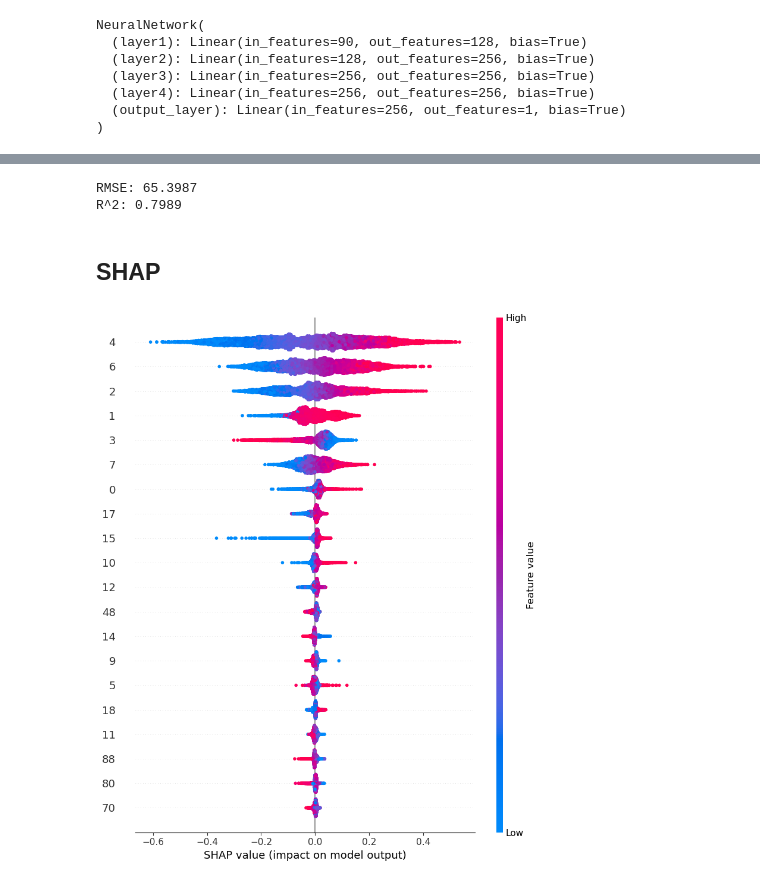
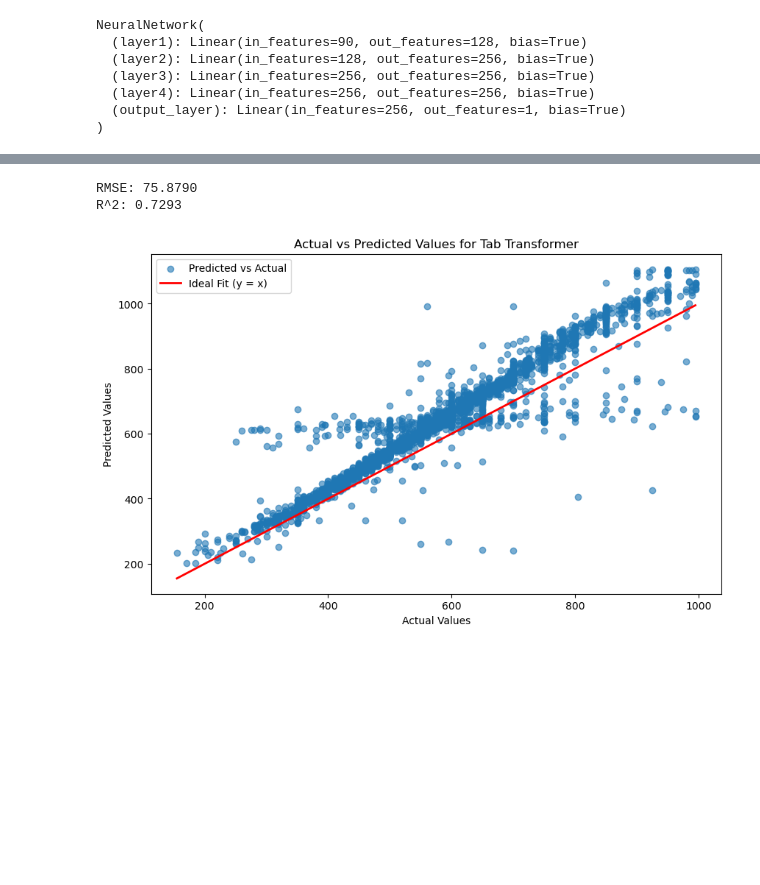
Before and after one commit to MAST30034-AppliedDataScience/project-2-group-real-estate-industry-project-25, a Jupyter notebook: notebooks/7_ModelBuilding.ipynb, the cells around one changed output, grey strips where cells are left out. Drawn from its saved outputs; the diff is of its cells as text; code cells hidden in the pictures; blank space fills up the shorter version.

```diff
--- a/notebooks/7_ModelBuilding.ipynb
+++ b/notebooks/7_ModelBuilding.ipynb
@@ -444,17 +560,20 @@ Early stopping at epoch 16
-# %%
-final_predictions_inv  = np.expm1(final_predictions)
-rmse = mean_squared_error(y_test_original_scale, final_predictions_inv, squared=False)
-r2 = r2_score(y_test_original_scale, final_predictions_inv)
-print(f"RMSE: {rmse:.4f}")
-print(f"R^2: {r2:.4f}")
-# %% [output]
-RMSE: 65.3987
-R^2: 0.7989
-# %% [markdown]
-## SHAP
-# %%
-explainer = shap.Explainer(XGBRegressor().fit(X_train, y_train), X_train)
-shap_values = explainer(X_train)
-shap.summary_plot(shap_values, X_train)
-# %% [output]
-[figure, removed]
+# %%
+final_predictions_inv  = np.expm1(final_predictions)
+rmse = mean_squared_error(y_test_original_scale, final_predictions_inv, squared=False)
+r2 = r2_score(y_test_original_scale, final_predictions_inv)
+print(f"RMSE: {rmse:.4f}")
+print(f"R^2: {r2:.4f}")
+
+plt.figure(figsize=(10, 6))
+plt.scatter(y_test_original_scale, final_predictions_inv, alpha=0.6, label='Predicted vs Actual')
+plt.plot([y_test_original_scale.min(), y_test_original_scale.max()], [y_test_original_scale.min(), y_test_original_scale.max()], color='red', linestyle='-', linewidth=2, label='Ideal Fit (y = x)')
+plt.xlabel('Actual Values')
+plt.ylabel('Predicted Values')
+plt.title('Actual vs Predicted Values for Tab Transformer')
+plt.legend()
+plt.savefig("../plots/TabTransformer_performance.png")
+plt.show()
+# %% [output]
+RMSE: 75.8790
+R^2: 0.7293
+[figure, added]
```
Also changed, not shown: parts of 23 cells of this notebook, 34 other files.
